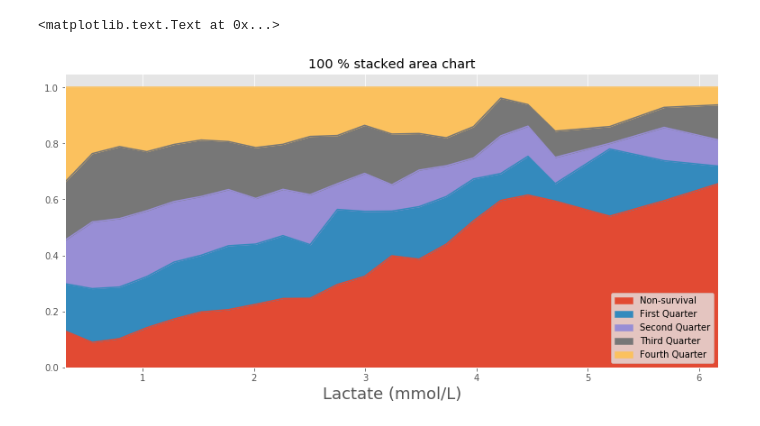
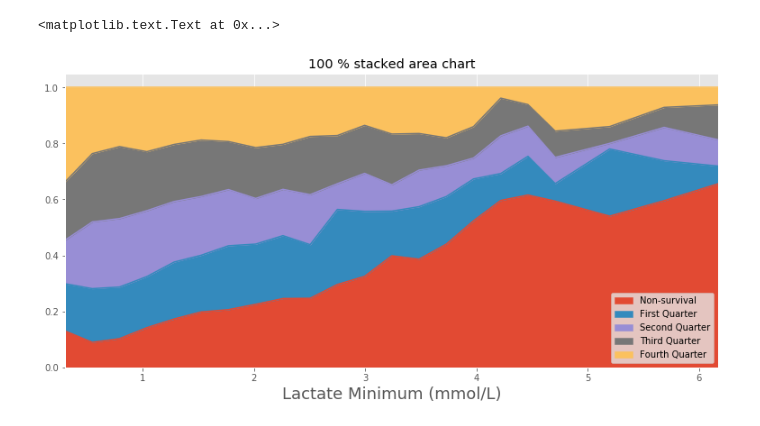
Before and after one commit to nus-mornin-lab/First_Lab, a Jupyter notebook: stacked_minmax.ipynb, the cells around one changed output. Saved outputs shown, nothing was run; the diff lists cells and outputs as text; code cells hidden in the pictures.

```diff
--- a/stacked_minmax.ipynb
+++ b/stacked_minmax.ipynb
@@ -126,12 +215,12 @@ _df2 = _df2[(_df2 != 0).all(1)]
+# %%
+_df3_min = _df2_min.divide(_df2_min.sum(axis=1), axis=0)
+_df3_min.plot(kind='area', stacked=True, title='100 % stacked area chart', figsize=(13, 6))
+fig = plt.gcf()
+ax = plt.gca()
+plt.xlabel('Lactate Minimum (mmol/L)', fontsize=18)
+#_df2
+# %% [output]
+<matplotlib.text.Text at 0x...>
+[figure, added]
 # %%
 #_df2
-# %%
-_df3 = _df2.divide(_df2.sum(axis=1), axis=0)
-_df3.plot(kind='area', stacked=True, title='100 % stacked area chart', figsize=(13, 6))
-fig = plt.gcf()
-ax = plt.gca()
-plt.xlabel('Lactate (mmol/L)', fontsize=18)
-#_df2
-# %% [output]
-<matplotlib.text.Text at 0x...>
-[figure, removed]
```
Also changed, not shown: parts of 51 cells of this notebook.
